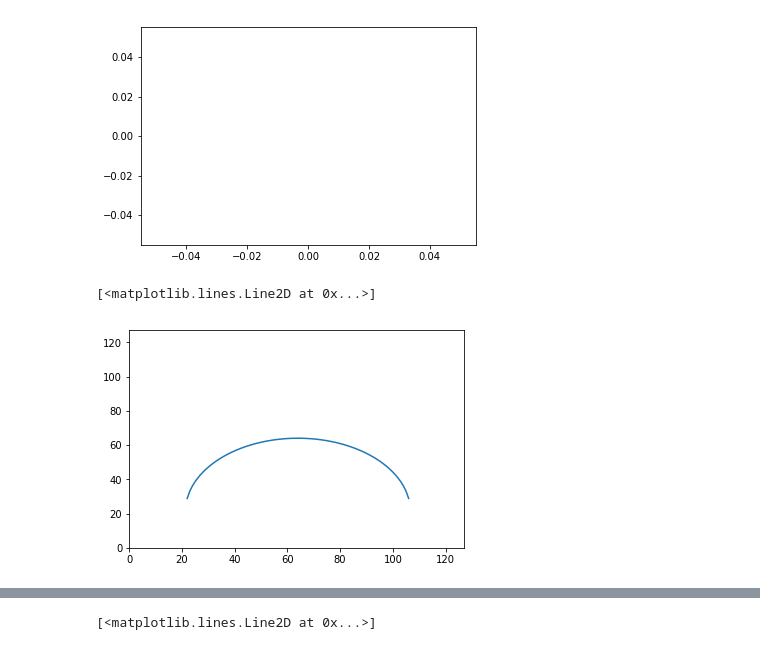
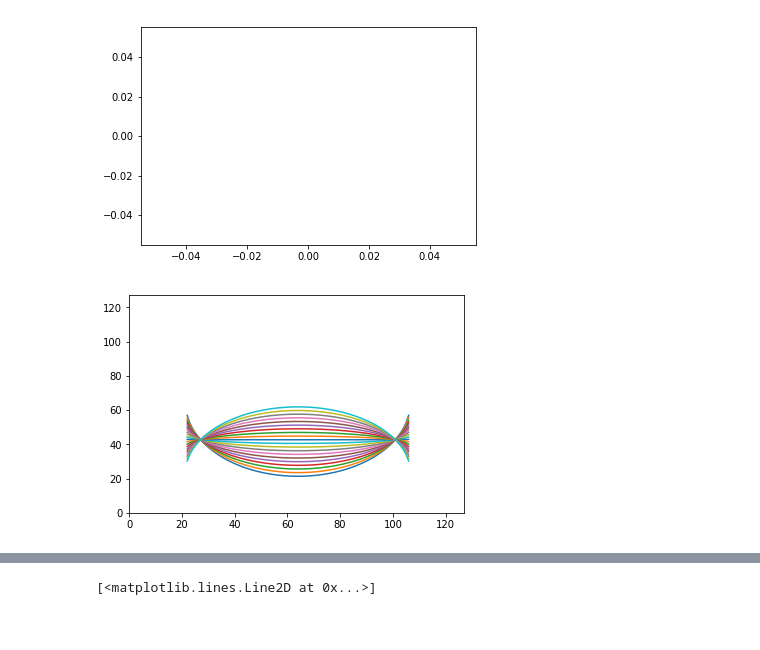
Before and after one commit to drmattyg/kinetic_art, a Jupyter notebook: happiness/happiness.ipynb, the cells around one changed output, grey strips where cells are left out. Drawn from its saved outputs; the diff is of its cells as text; code cells hidden in the pictures.

```diff
--- a/happiness/happiness.ipynb
+++ b/happiness/happiness.ipynb
@@ -79,22 +79,27 @@ h(0)
 # %%
 D = 128
 def h(v):
     # v = 0 .. 1
-    d0 = 0.0001
+    if v == 0:
+        v = 0.001
     xv = np.arange(D)
     r = D/3 - 2*v*D/3 # D/3 -> -D/3
     x0 = D/2
     y0 = D/2 - D*v/1.5
     ix = np.abs(xv - x0) <= np.abs(r)
     yv = -np.sqrt(r**2 - (xv[ix] - x0)**2) + y0
     if v > 0.5:
         yv = -yv
     return xv[ix], yv
 
-x, y = h(1)
 plt.xlim(0, D-1)
 plt.ylim(0, D - 1)
-plt.plot(x, y)
+x0, y0 = h(0)
+x1, y1 = h(1)
+def interp(s0, s1, s):
+    return s0 + (s1 - s0)*s
+
+for v in range(20):
+    plt.plot(interp(x0, x1, v/20), interp(y0, y1, v/20))
 # %% [output]
-[<matplotlib.lines.Line2D at 0x...>]
-[figure, old version]
+[figure, new version]
```
Also changed, not shown: parts of 2 cells of this notebook, 2 other files.
